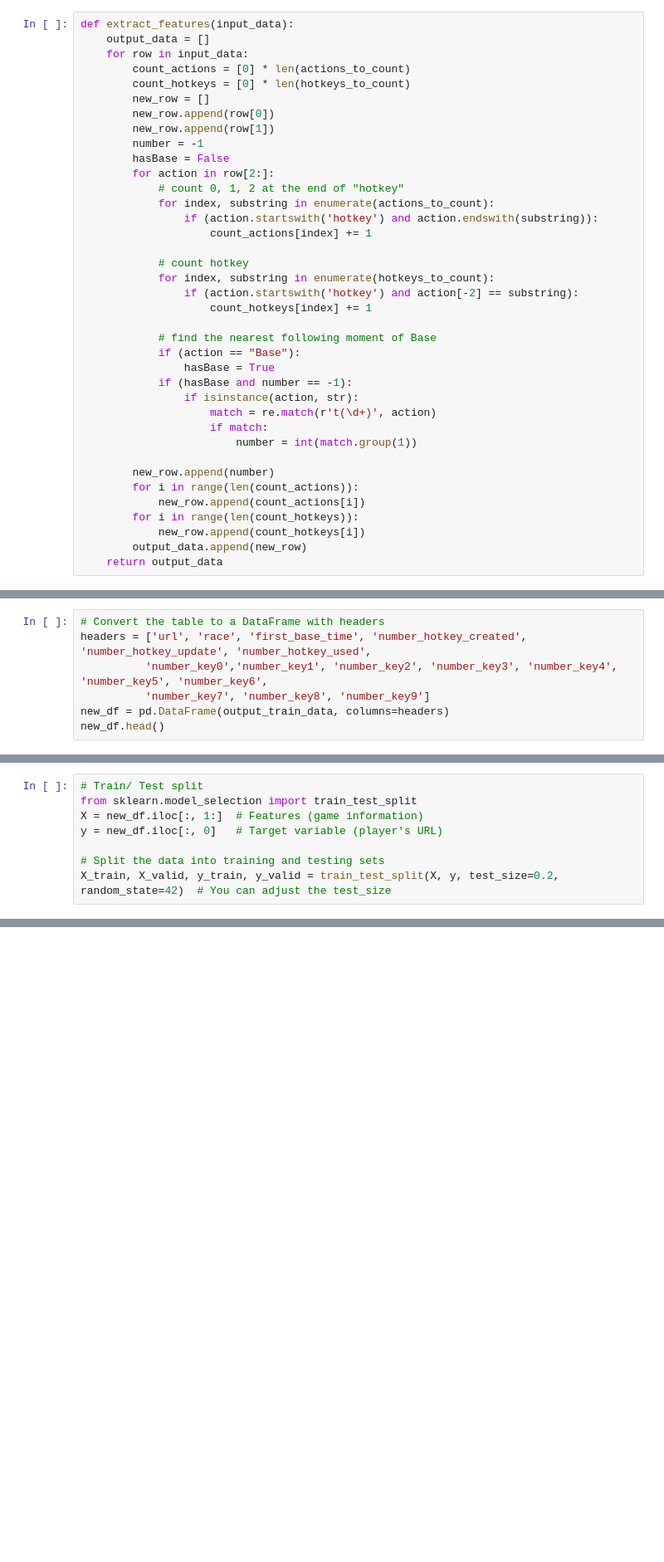
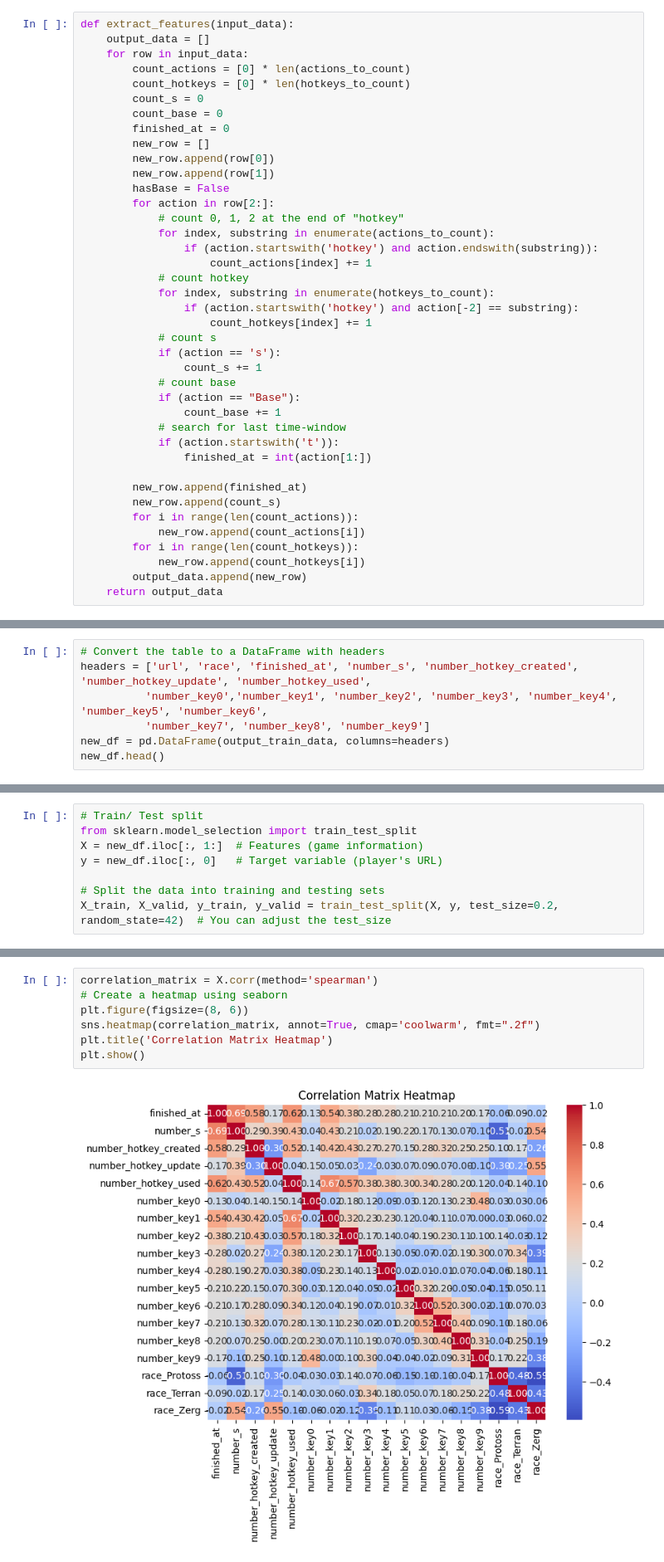
Before and after one commit to Danh-Lan/Data-Mining, a Jupyter notebook: ot2-project-dm.ipynb, the cells around one changed output, grey strips where cells are left out. Shown: that part at 83% size. Drawn from its saved outputs; the diff is of its cells as text; blank space fills up the shorter version.

```diff
--- a/ot2-project-dm.ipynb
+++ b/ot2-project-dm.ipynb
@@ -36,32 +69,34 @@ def extract_features(input_data):
     for row in input_data:
         count_actions = [0] * len(actions_to_count)
         count_hotkeys = [0] * len(hotkeys_to_count)
+        count_s = 0
+        count_base = 0
+        finished_at = 0
         new_row = []
         new_row.append(row[0])
         new_row.append(row[1])
-        number = -1
         hasBase = False
         for action in row[2:]:
             # count 0, 1, 2 at the end of "hotkey"
             for index, substring in enumerate(actions_to_count):
                 if (action.startswith('hotkey') and action.endswith(substring)):
                     count_actions[index] += 1
-
             # count hotkey
             for index, substring in enumerate(hotkeys_to_count):
                 if (action.startswith('hotkey') and action[-2] == substring):
                     count_hotkeys[index] += 1
+            # count s
+            if (action == 's'):
+                count_s += 1
+            # count base
+            if (action == "Base"):
+                count_base += 1
+            # search for last time-window
+            if (action.startswith('t')):
+                finished_at = int(action[1:])
 
-            # find the nearest following moment of Base
-            if (action == "Base"):
-                hasBase = True
-            if (hasBase and number == -1):
-                if isinstance(action, str):
-                    match = re.match(r't(\d+)', action)
-                    if match:
-                        number = int(match.group(1))
-
-        new_row.append(number)
+        new_row.append(finished_at)
+        new_row.append(count_s)
         for i in range(len(count_actions)):
             new_row.append(count_actions[i])
         for i in range(len(count_hotkeys)):
@@ -73,7 +108,7 @@ converted_train_data = df_train.values
 output_train_data = extract_features(converted_train_data)
 # %%
 # Convert the table to a DataFrame with headers
-headers = ['url', 'race', 'first_base_time', 'number_hotkey_created', 'number_hotkey_update', 'number_hotkey_used',
+headers = ['url', 'race', 'finished_at', 'number_s', 'number_hotkey_created', 'number_hotkey_update', 'number_hotkey_used',
           'number_key0','number_key1', 'number_key2', 'number_key3', 'number_key4', 'number_key5', 'number_key6',
           'number_key7', 'number_key8', 'number_key9']
 new_df = pd.DataFrame(output_train_data, columns=headers)
@@ -112,0 +155,9 @@ print("Accuracy:", accuracy)
+# %%
+correlation_matrix = X.corr(method='spearman')
+# Create a heatmap using seaborn
+plt.figure(figsize=(8, 6))
+sns.heatmap(correlation_matrix, annot=True, cmap='coolwarm', fmt=".2f")
+plt.title('Correlation Matrix Heatmap')
+plt.show()
+# %% [output]
+[figure, added]
```
Also changed, not shown: parts of 16 cells of this notebook.
